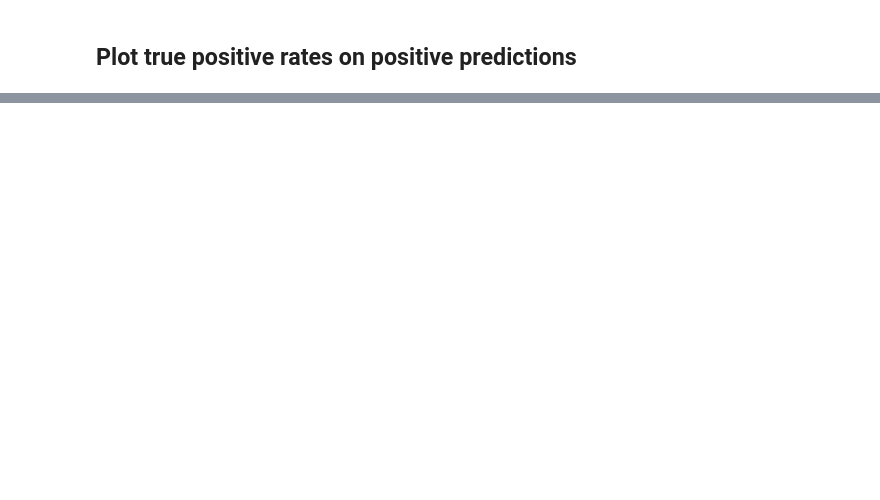
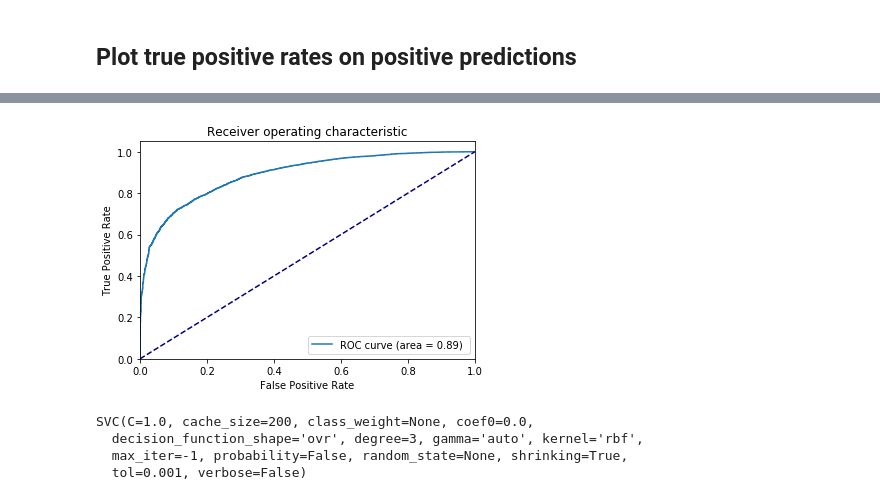
Before and after one commit to heyaudace/ml-bias-fairness, a Jupyter notebook: 2. Intro to Bias and Fairness in Machine Learning.ipynb, the cells around one changed output, grey strips where cells are left out. Cells and saved outputs as stored; diff of their text form; code cells hidden in the pictures; blank space fills up the shorter version.

```diff
--- a/2. Intro to Bias and Fairness in Machine Learning.ipynb
+++ b/2. Intro to Bias and Fairness in Machine Learning.ipynb
@@ -1320,0 +1340,36 @@ plot_summary_feature(summaries, 'true_positive_rate_on_positive_predictions', 'T
+# %%
+def plot_roc_curve(trained_predictor, X_test_list=None, Y_test_list=None, label_list = None, fignum=None):
+    """
+    Trained predictor must have .decision_function attribute
+    """
+    if fignum is not None:
+        figure(fignum)
+    for index in range(len(X_test_list)):
+        X_test = X_test_list[index]
+        Y_test = Y_test_list[index]
+        assert X_test is not None and Y_test is not None, "X_test and Y_test cannot be None"
+        y_pred_scores = trained_predictor.decision_function(X_test)
+        fpr, tpr, thresholds = metrics.roc_curve(Y_test, y_pred_scores) # obtain false positive and true positive rates
+        area_under_curve = metrics.auc(fpr, tpr)
+        label = "for gender = "+  label_list[index] if label_list is not None else ''
+        #plt.plot(fpr, tpr, color='darkorange', label='ROC curve (area = %0.2f) %s' % (area_under_curve, label)) # plot ROC curve
+        plt.plot(fpr, tpr, label='ROC curve (area = %0.2f) %s' % (area_under_curve, label))
+    plt.plot([0, 1], [0, 1], color='navy', linestyle='--')
+    plt.xlim([0.0, 1.0])
+    plt.ylim([0.0, 1.05])
+    plt.xlabel('False Positive Rate')
+    plt.ylabel('True Positive Rate')
+    plt.title('Receiver operating characteristic')
+    plt.legend(loc="lower right")
+# %%
+plot_roc_curve(clf, X_test_list = [x_test], Y_test_list = [y_test])
+# %% [output]
+[figure, added]
+# %%
+predictor = svm.SVC()
+predictor.fit(x_train, y_train)
+# %% [output]
+SVC(C=1.0, cache_size=200, class_weight=None, coef0=0.0,
+  decision_function_shape='ovr', degree=3, gamma='auto', kernel='rbf',
+  max_iter=-1, probability=False, random_state=None, shrinking=True,
+  tol=0.001, verbose=False)
```
Also changed, not shown: parts of 51 cells of this notebook.
